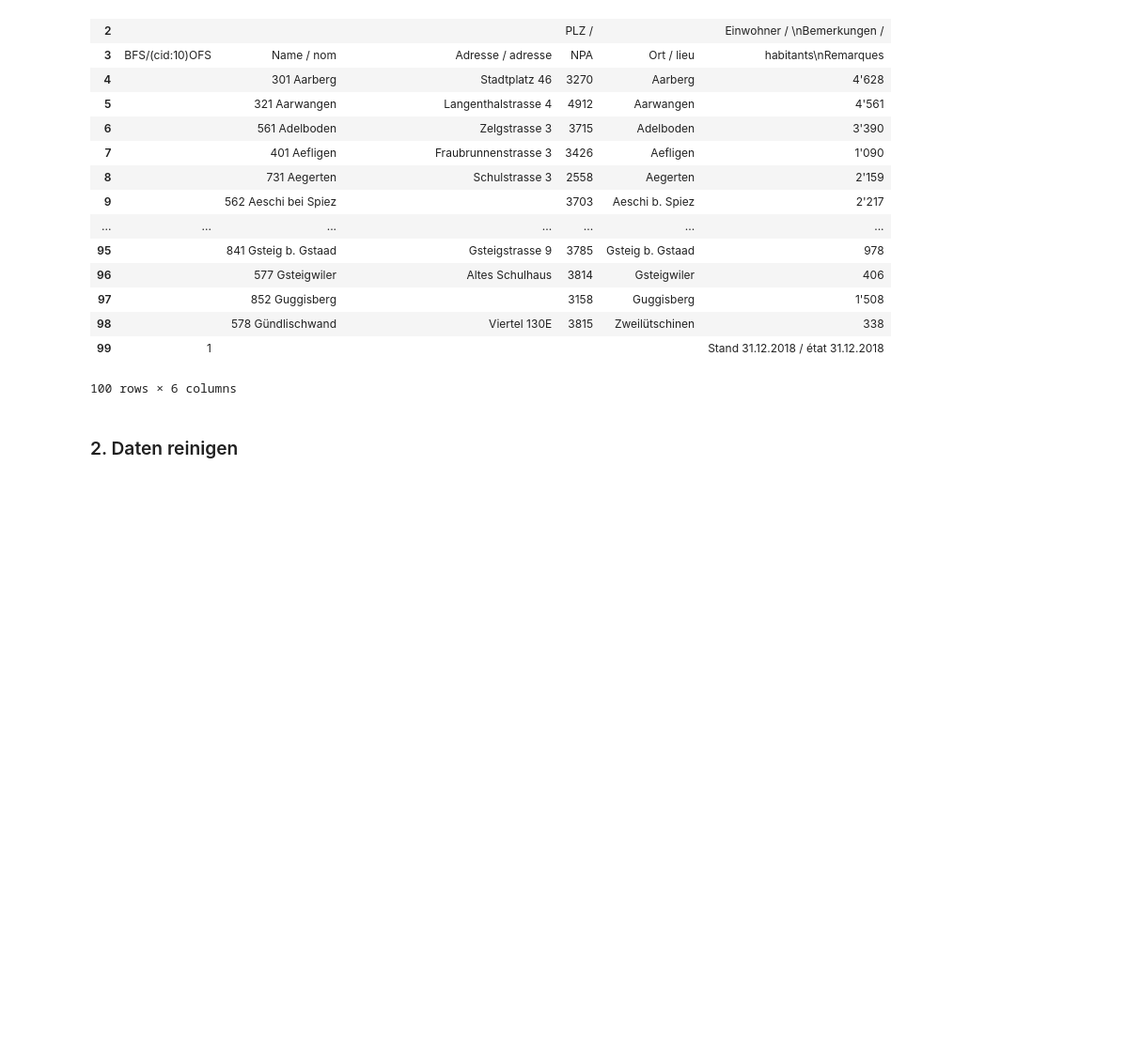
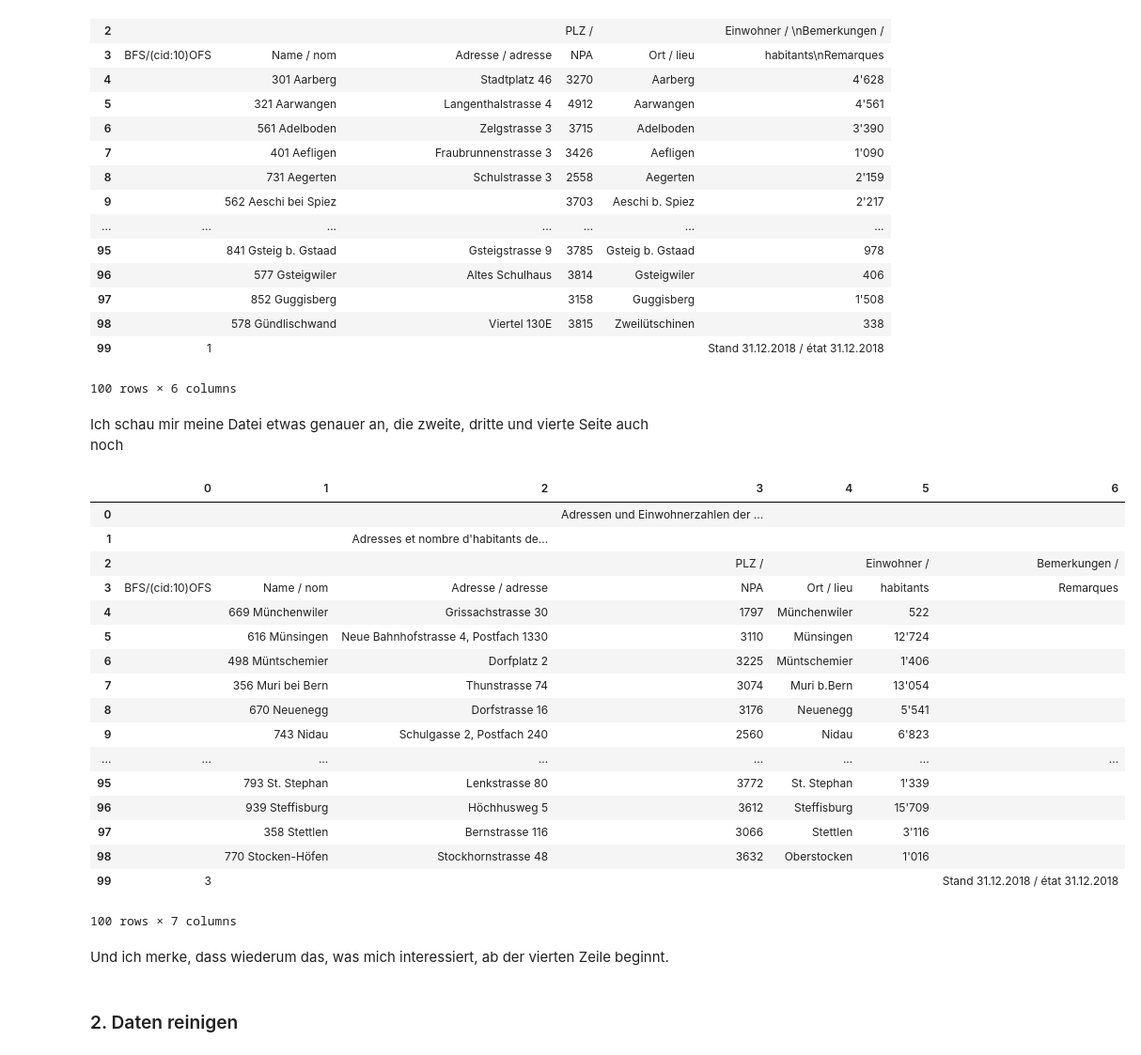
Before and after one commit to sandrarutschi/cas-ddj, a Jupyter notebook: Meine Projekte/Verkehrsprojekt/Verkehrsunfälle in Gemeinden.ipynb, the cells around one changed output. Shown at 94% size. Drawn from its saved outputs; the diff is of its cells as text; code cells hidden in the pictures; blank space fills up the shorter version.

```diff
--- a/Meine Projekte/Verkehrsprojekt/Verkehrsunfälle in Gemeinden.ipynb
+++ b/Meine Projekte/Verkehrsprojekt/Verkehrsunfälle in Gemeinden.ipynb
@@ -379,6 +384,32 @@ einwohnerzahlen[0].df
 | 98 |  | 578 Gündlischwand | Viertel 130E | 3815 | Zweilütschinen | 338 |
 | 99 | 1 |  |  |  |  | Stand 31.12.2018 / état 31.12.2018 |
 100 rows × 6 columns
+# %% [markdown]
+Ich schau mir meine Datei etwas genauer an, die zweite, dritte und vierte Seite auch noch
+# %%
+test_einwohnerzahlen = einwohnerzahlen[2].df
+test_einwohnerzahlen
+# %% [output]
+|  | 0 | 1 | 2 | 3 | 4 | 5 | 6 |
+| 0 |  |  |  | Adressen und Einwohnerzahlen der ... |  |  |  |
+| 1 |  |  | Adresses et nombre d'habitants de... |  |  |  |  |
+| 2 |  |  |  | PLZ / |  | Einwohner / | Bemerkungen / |
+| 3 | BFS/(cid:10)OFS | Name / nom | Adresse / adresse | NPA | Ort / lieu | habitants | Remarques |
+| 4 |  | 669 Münchenwiler | Grissachstrasse 30 | 1797 | Münchenwiler | 522 |  |
+| 5 |  | 616 Münsingen | Neue Bahnhofstrasse 4, Postfach 1330 | 3110 | Münsingen | 12'724 |  |
+| 6 |  | 498 Müntschemier | Dorfplatz 2 | 3225 | Müntschemier | 1'406 |  |
+| 7 |  | 356 Muri bei Bern | Thunstrasse 74 | 3074 | Muri b.Bern | 13'054 |  |
+| 8 |  | 670 Neuenegg | Dorfstrasse 16 | 3176 | Neuenegg | 5'541 |  |
+| 9 |  | 743 Nidau | Schulgasse 2, Postfach 240 | 2560 | Nidau | 6'823 |  |
+| ... | ... | ... | ... | ... | ... | ... | ... |
+| 95 |  | 793 St. Stephan | Lenkstrasse 80 | 3772 | St. Stephan | 1'339 |  |
+| 96 |  | 939 Steffisburg | Höchhusweg 5 | 3612 | Steffisburg | 15'709 |  |
+| 97 |  | 358 Stettlen | Bernstrasse 116 | 3066 | Stettlen | 3'116 |  |
+| 98 |  | 770 Stocken-Höfen | Stockhornstrasse 48 | 3632 | Oberstocken | 1'016 |  |
+| 99 | 3 |  |  |  |  |  | Stand 31.12.2018 / état 31.12.2018 |
+100 rows × 7 columns
+# %% [markdown]
+Und ich merke, dass wiederum das, was mich interessiert, ab der vierten Zeile beginnt.
 # %% [markdown]
 ### 2. Daten reinigen
 # %% [markdown]
```
Also changed, not shown: parts of 66 cells of this notebook, 1 other file.
